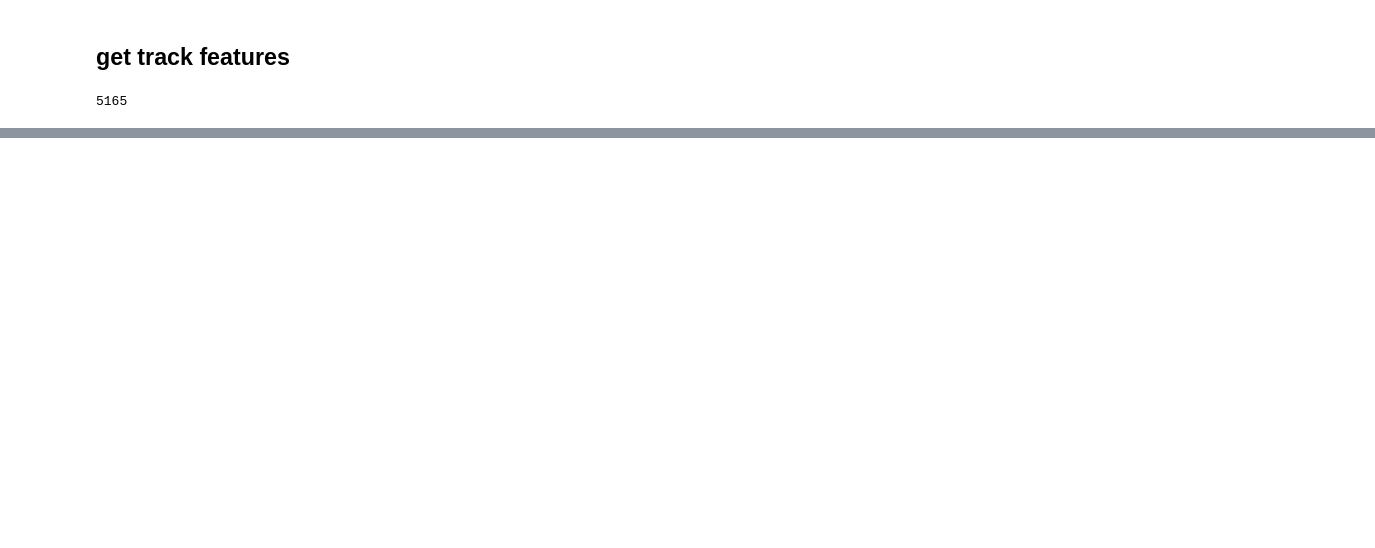
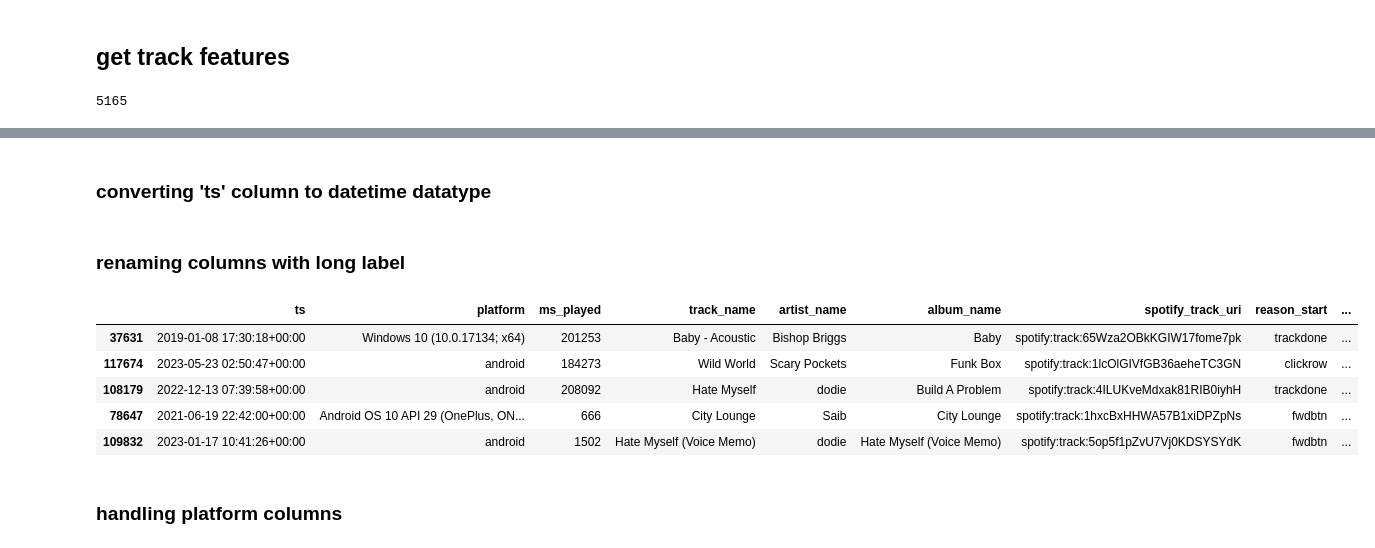
Before and after one commit to nazhifkojaz/Spotify-Analysis-Data-Collection-, a Jupyter notebook: main.ipynb, the cells around one changed output, grey strips where cells are left out. Drawn from its saved outputs; the diff is of its cells as text; code cells hidden in the pictures; blank space fills up the shorter version.

```diff
--- a/main.ipynb
+++ b/main.ipynb
@@ -253,0 +418,12 @@ track_features_df.to_csv('datasets/tracks_features_df.csv', index=False)
+# %%
+# dropping the columns that are not useful
+tracks_df.drop(columns=['conn_country', 'offline_timestamp', 'episode_name', 'episode_show_name', 'spotify_episode_uri'], inplace=True)
+# %%
+tracks_df.drop(columns=['incognito_mode'], inplace=True)
+# %% [markdown]
+### converting 'ts' column to datetime datatype
+# %%
+# converting 'ts' to datetime format
+tracks_df['ts'] = pd.to_datetime(tracks_df['ts'])
+# %% [markdown]
+### renaming columns with long label
@@ -253,0 +433,11 @@ track_features_df.to_csv('datasets/tracks_features_df.csv', index=False)
+# %%
+tracks_df.sample(5)
+# %% [output]
+|  | ts | platform | ms_played | track_name | artist_name | album_name | spotify_track_uri | reason_start | ... |
+| 37631 | 2019-01-08 17:30:18+00:00 | Windows 10 (10.0.17134; x64) | 201253 | Baby - Acoustic | Bishop Briggs | Baby | spotify:track:65Wza2OBkKGIW17fome7pk | trackdone | ... |
+| 117674 | 2023-05-23 02:50:47+00:00 | android | 184273 | Wild World | Scary Pockets | Funk Box | spotify:track:1lcOlGIVfGB36aeheTC3GN | clickrow | ... |
+| 108179 | 2022-12-13 07:39:58+00:00 | android | 208092 | Hate Myself | dodie | Build A Problem | spotify:track:4ILUKveMdxak81RIB0iyhH | trackdone | ... |
+| 78647 | 2021-06-19 22:42:00+00:00 | Android OS 10 API 29 (OnePlus, ON... | 666 | City Lounge | Saib | City Lounge | spotify:track:1hxcBxHHWA57B1xiDPZpNs | fwdbtn | ... |
+| 109832 | 2023-01-17 10:41:26+00:00 | android | 1502 | Hate Myself (Voice Memo) | dodie | Hate Myself (Voice Memo) | spotify:track:5op5f1pZvU7Vj0KDSYSYdK | fwdbtn | ... |
+# %% [markdown]
+### handling platform columns
```
Also changed, not shown: parts of 33 cells of this notebook, 1 other file.
